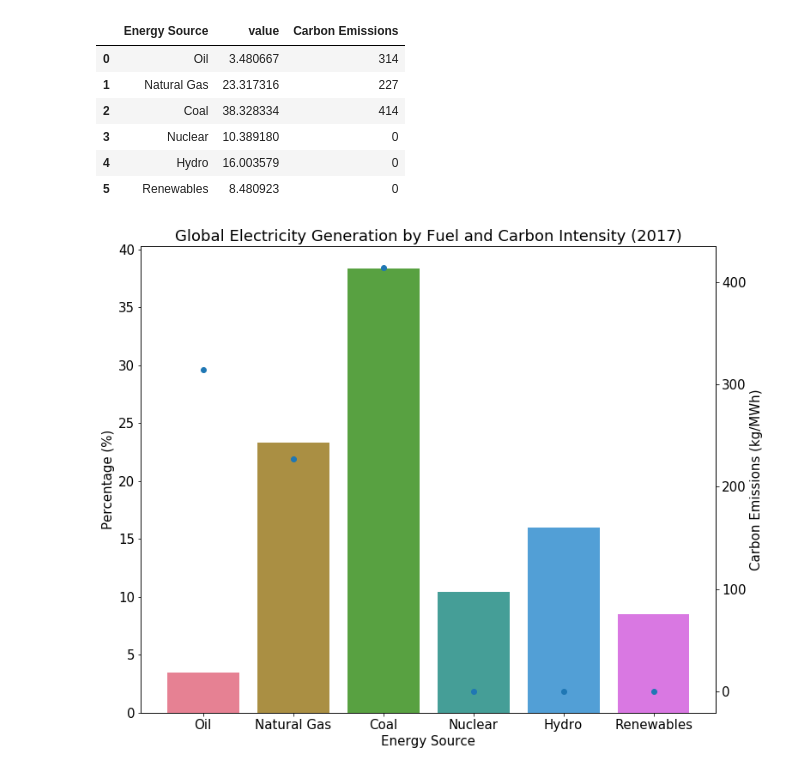
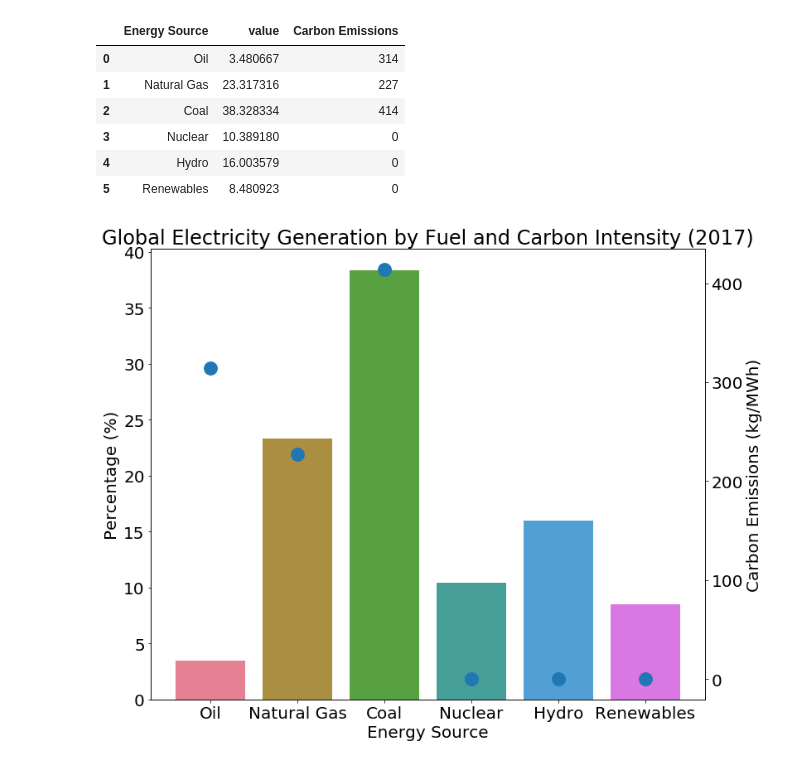
Before and after one commit to alexanderkell/elecsim-paper, a Jupyter notebook: visualisation/jupyter/power_plant_cost_table/global_electricity_generation.ipynb, the cells around one changed output. Drawn from its saved outputs; the diff is of its cells as text; code cells hidden in the pictures.

```diff
--- a/visualisation/jupyter/power_plant_cost_table/global_electricity_generation.ipynb
+++ b/visualisation/jupyter/power_plant_cost_table/global_electricity_generation.ipynb
@@ -43,14 +43,14 @@ energy_usage_long = energy_usage_long.rename(columns={"value":"Percentage (%)"})
 # %%
 
 pal = sns.color_palette("husl")
 sns.barplot(x='Energy Source', y='Percentage (%)', data=energy_usage_long, palette=pal)
 ax2 = plt.twinx()
-plt.scatter(data=energy_usage_long, x='Energy Source', y= 'Carbon Emissions')
+plt.scatter(data=energy_usage_long, x='Energy Source', y= 'Carbon Emissions', s=250)
 plt.title("Global Electricity Generation by Fuel and Carbon Intensity (2017)")
 plt.ylabel("Carbon Emissions (kg/MWh)")
 plt.rcParams['figure.figsize'] = 12, 10
 
-plt.rcParams.update({'font.size': 15})
+plt.rcParams.update({'font.size': 20})
 plt.savefig('elec_gen_carbon.png')
 # %% [output]
-[figure, old version]
+[figure, new version]
```
Also changed, not shown: 28 other files.
